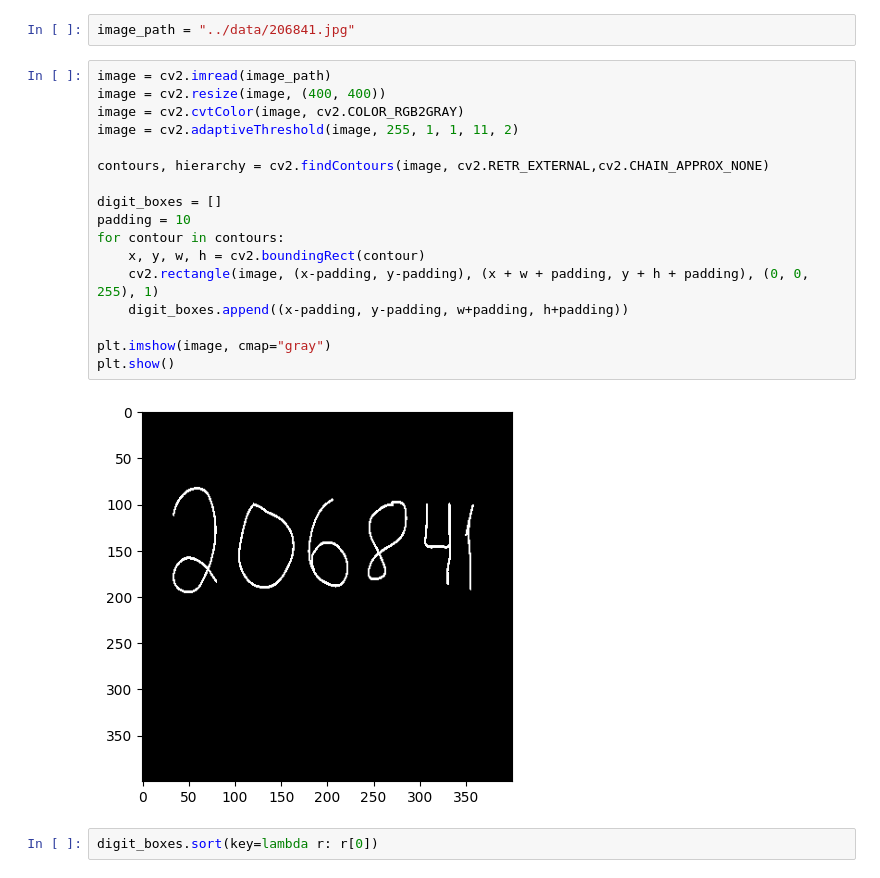
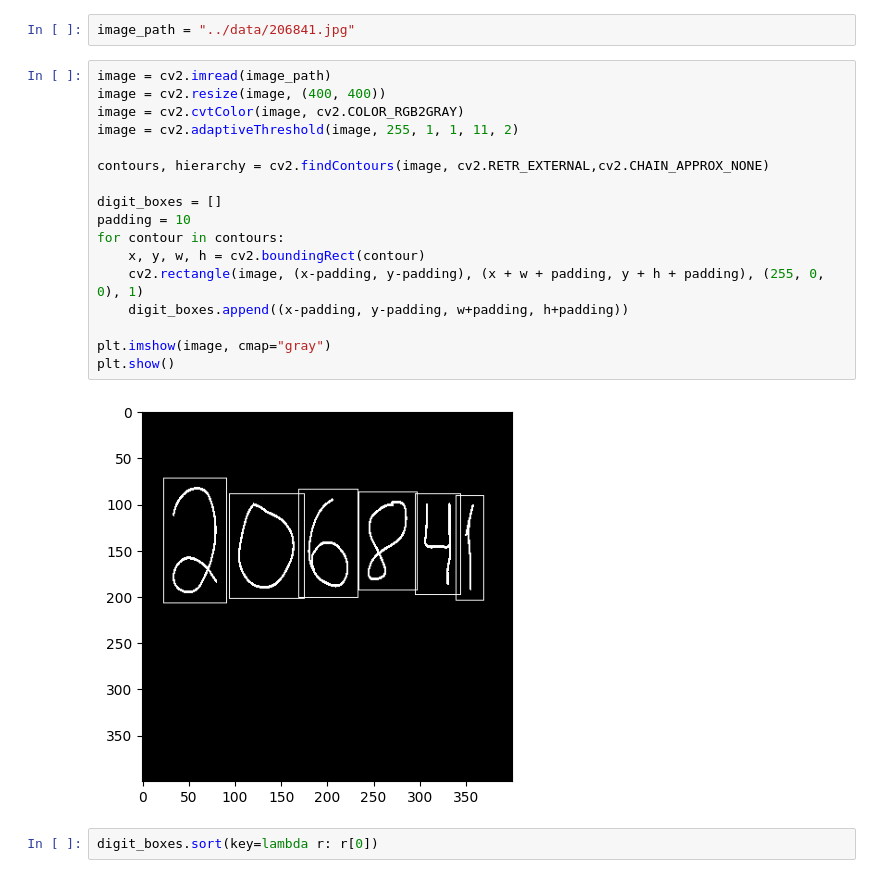
Before and after one commit to Sailing-Ranking/number-ocr-machine-learning, a Jupyter notebook: notebooks/number_recognition.ipynb, the cells around one changed output. Drawn from its saved outputs; the diff is of its cells as text.

```diff
--- a/notebooks/number_recognition.ipynb
+++ b/notebooks/number_recognition.ipynb
@@ -122,22 +134,22 @@ image_path = "../data/206841.jpg"
 # %%
 image = cv2.imread(image_path)
 image = cv2.resize(image, (400, 400))
 image = cv2.cvtColor(image, cv2.COLOR_RGB2GRAY)
 image = cv2.adaptiveThreshold(image, 255, 1, 1, 11, 2)
 
 contours, hierarchy = cv2.findContours(image, cv2.RETR_EXTERNAL,cv2.CHAIN_APPROX_NONE)
 
 digit_boxes = []
 padding = 10
 for contour in contours:
     x, y, w, h = cv2.boundingRect(contour)
-    cv2.rectangle(image, (x-padding, y-padding), (x + w + padding, y + h + padding), (0, 0, 255), 1)
+    cv2.rectangle(image, (x-padding, y-padding), (x + w + padding, y + h + padding), (255, 0, 0), 1)
     digit_boxes.append((x-padding, y-padding, w+padding, h+padding))
 
 plt.imshow(image, cmap="gray")
 plt.show()
 # %% [output]
-[figure, old version]
+[figure, new version]
 # %%
 digit_boxes.sort(key=lambda r: r[0])
 # %%
```
Also changed, not shown: parts of 9 cells of this notebook, 3 other files.
